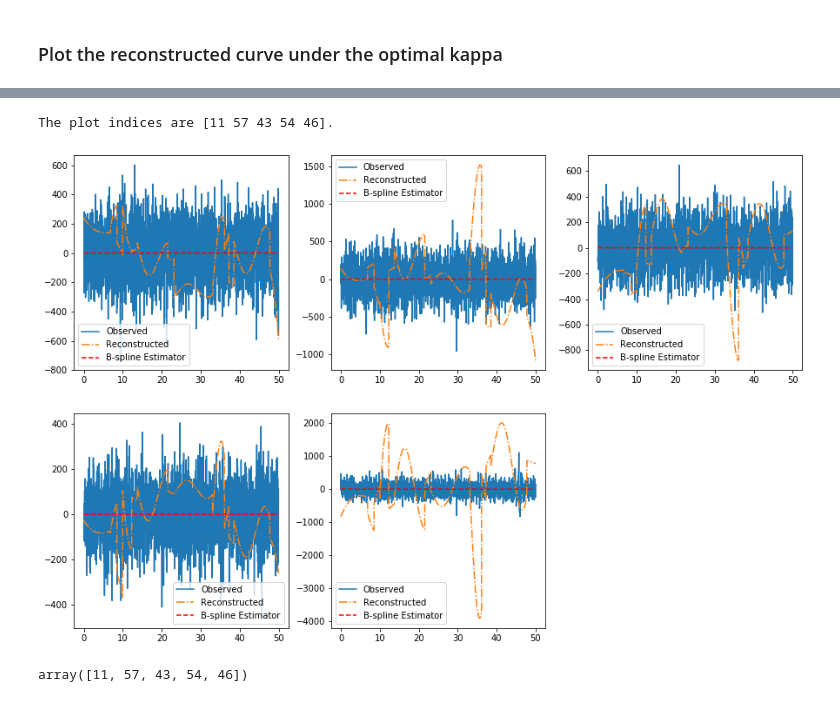
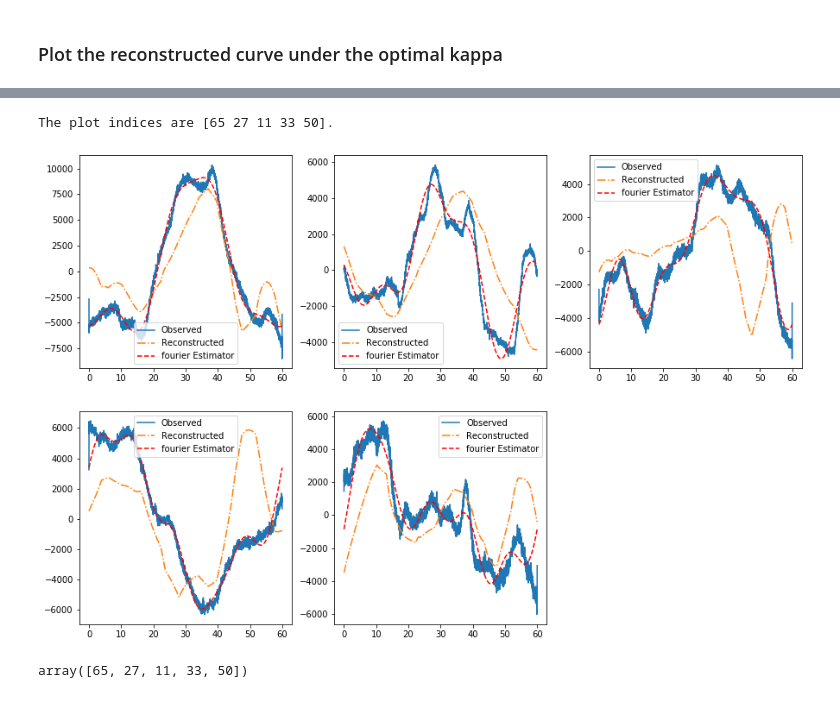
Before and after one commit to JINhuaqing/TVDN-simu, a Jupyter notebook: realdata/MEG1HPF.ipynb, the cells around one changed output, grey strips where cells are left out. Saved outputs shown, nothing was run; the diff lists cells and outputs as text; code cells hidden in the pictures.

Commit message:
Add new results for MEG1 after HPF
 On branch master
 Changes to be committed:
   (use "git reset HEAD <file>..." to unstage)

	modified:   pyTVDN/TVDNclass.py
	modified:   realdata/MEG1HPF.ipynb

```diff
--- a/realdata/MEG1HPF.ipynb
+++ b/realdata/MEG1HPF.ipynb
@@ -345,0 +362,2 @@ MEG = MEG["Y"]
+# %%
+hpfMEGEdgeRM = hpfMEG[:, 100:-100]
@@ -346,8 +385,8 @@ MEG = MEG["Y"]
 # %% [markdown]
 # 1. Dection after B-spline
 # %%
-MEGBspDet = TVDNDetect1(Ymat=MEG, ReconXmat=ReconXmatNew, saveDir=None, dataType="MEG",
-                        fName="subj1_filetered_full", r=6, kappa=2.65, freq=60, lamb=0)
+MEGBspDet = TVDNDetect1(Ymat=hpfMEGEdgeRM, ReconXmat=ReconXmatNew, saveDir="../results", dataType="MEG",
+                        fName="subj1_HPF_EdgeRM_6", r=6, kappa=2.65, freq=60, lamb=1e-6)
 # %% [output]
 The parameters for detection are:
 {'Lmin': 60,
@@ -456,8 +461,8 @@ array([11, 57, 43, 54, 46])
 # %% [markdown]
 # Detection after Fourier Regression
 # %%
-MEGFourDet= TVDNDetect1(Ymat=MEG, ReconXmat=ReconXmatNew, saveDir=None, smoothType="fourier", dataType="MEG",
-                        fName="subj1_filetered_full", r=6, kappa=2.65, freq=60, lamb=1e-6,
+MEGFourDet= TVDNDetect1(Ymat=MEG, ReconXmat=ReconXmatNew, saveDir="../results", smoothType="fourier", dataType="MEG",
+                        fName="subj1_HPF_EdgeRM_6_fourier", r=6, kappa=2.65, freq=60, lamb=1e-6,
                        nbasis=10)
 # %% [output]
 The parameters for detection are:
@@ -557,6 +570,10 @@ array([11, 57, 43, 54, 46])
+# %%
+MEGFourDet.ReconXmat = ReconXmat
+MEGFourDet.RecYmatAll = None
+MEGFourDet.GetRecResCur()
 # %%
-MEGFourDet.PlotRecCurve1(idxs=idxs, is_bsp=1, saveFigPath=None, numP=2800)
+MEGFourDet.PlotRecCurve(idxs=idxs, is_smoothCurve=1, saveFigPath=None)
 # %% [output]
-The plot indices are [11 57 43 54 46].
+The plot indices are [65 27 11 33 50].
-[figure, old version]
+[figure, new version]
-array([11, 57, 43, 54, 46])
+array([65, 27, 11, 33, 50])
```
Also changed, not shown: parts of 31 cells of this notebook, 1 other file.
